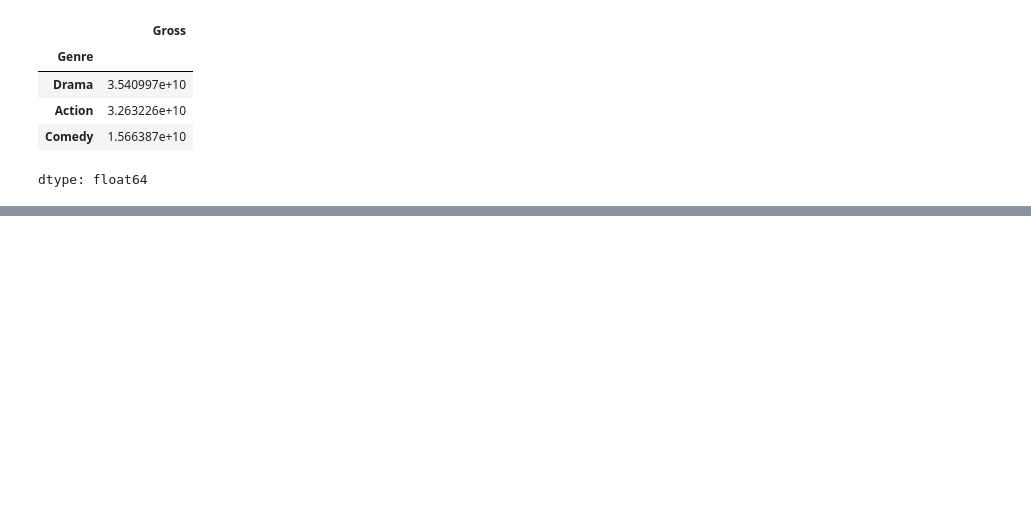
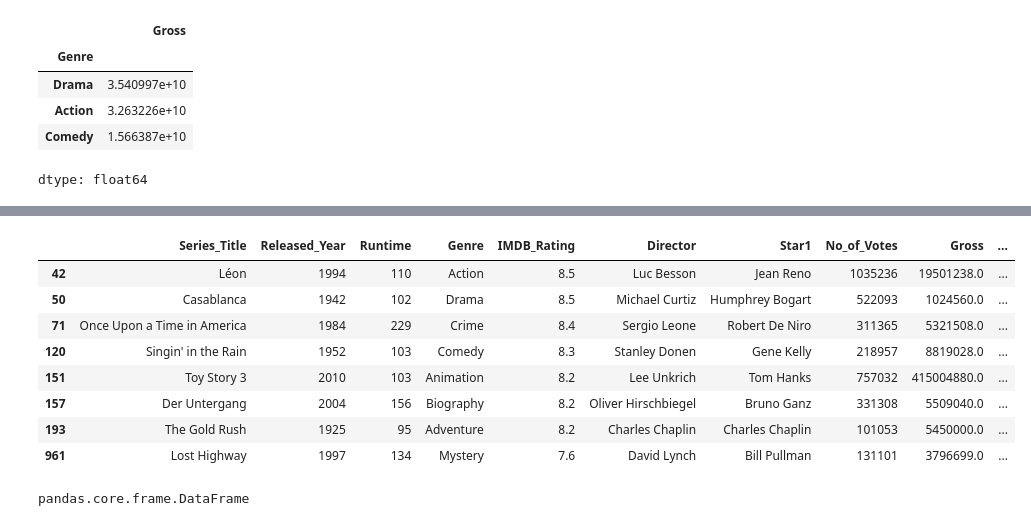
Before and after one commit to get-ayush/PythonLibraries, a Jupyter notebook: DataFrameGroupBy&.ipynb, the cells around one changed output, grey strips where cells are left out. Drawn from its saved outputs; the diff is of its cells as text; code cells hidden in the pictures; blank space fills up the shorter version.

```diff
--- a/DataFrameGroupBy&.ipynb
+++ b/DataFrameGroupBy&.ipynb
@@ -61,0 +145,21 @@ dtype: float64
+# %%
+#Can extract any item in  a group
+genres = movies.groupby("Genre")
+# genres.first()
+# genres.last()
+genres.nth(11)
+# %% [output]
+|  | Series_Title | Released_Year | Runtime | Genre | IMDB_Rating | Director | Star1 | No_of_Votes | Gross | ... |
+| 42 | Léon | 1994 | 110 | Action | 8.5 | Luc Besson | Jean Reno | 1035236 | 19501238.0 | ... |
+| 50 | Casablanca | 1942 | 102 | Drama | 8.5 | Michael Curtiz | Humphrey Bogart | 522093 | 1024560.0 | ... |
+| 71 | Once Upon a Time in America | 1984 | 229 | Crime | 8.4 | Sergio Leone | Robert De Niro | 311365 | 5321508.0 | ... |
+| 120 | Singin' in the Rain | 1952 | 103 | Comedy | 8.3 | Stanley Donen | Gene Kelly | 218957 | 8819028.0 | ... |
+| 151 | Toy Story 3 | 2010 | 103 | Animation | 8.2 | Lee Unkrich | Tom Hanks | 757032 | 415004880.0 | ... |
+| 157 | Der Untergang | 2004 | 156 | Biography | 8.2 | Oliver Hirschbiegel | Bruno Ganz | 331308 | 5509040.0 | ... |
+| 193 | The Gold Rush | 1925 | 95 | Adventure | 8.2 | Charles Chaplin | Charles Chaplin | 101053 | 5450000.0 | ... |
+| 961 | Lost Highway | 1997 | 134 | Mystery | 7.6 | David Lynch | Bill Pullman | 131101 | 3796699.0 | ... |
+# %%
+#get grouop :- We can view the all items in a group
+type(genres.get_group("Action"))
+# %% [output]
+pandas.core.frame.DataFrame
```
Also changed, not shown: parts of 6 cells of this notebook.
